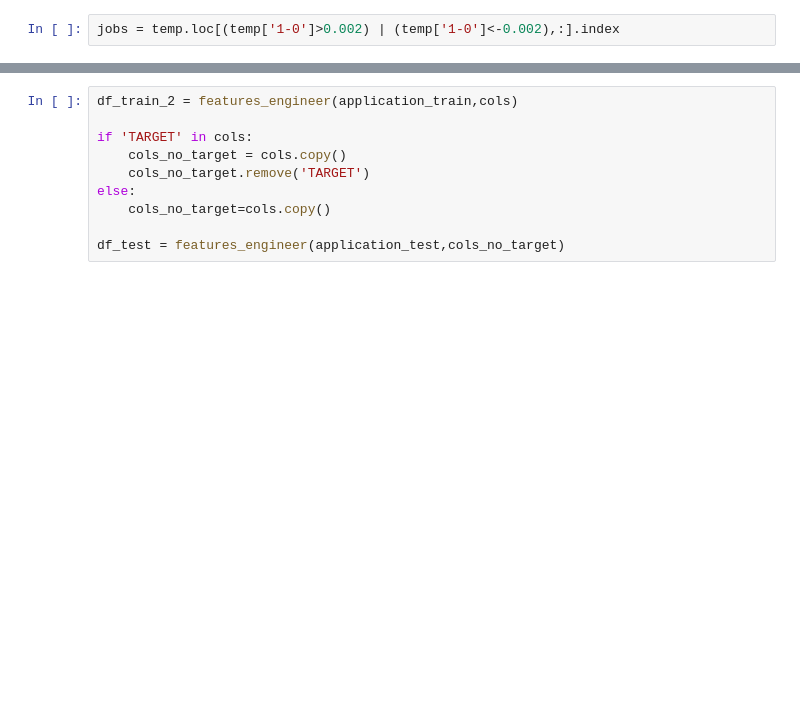
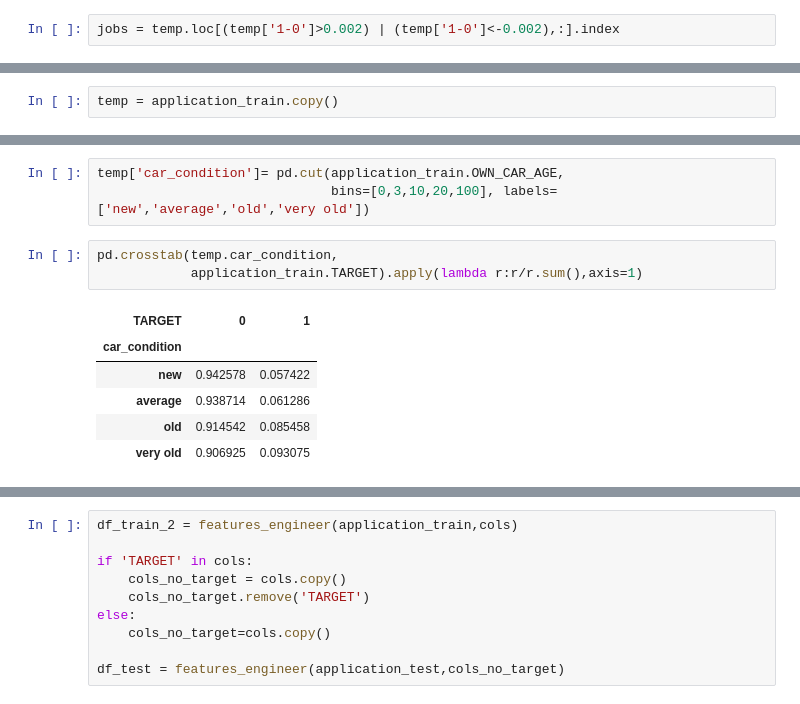
Before and after one commit to gukun770/Home-Credit, a Jupyter notebook: Home Credit Default Risk-Part 2.ipynb, the cells around one changed output, grey strips where cells are left out. Cells and saved outputs as stored; diff of their text form; blank space fills up the shorter version.

```diff
--- a/Home Credit Default Risk-Part 2.ipynb
+++ b/Home Credit Default Risk-Part 2.ipynb
@@ -964,0 +766,2 @@ jobs = temp.loc[(temp['1-0']>0.002) | (temp['1-0']<-0.002),:].index
+# %%
+temp = application_train.copy()
@@ -964,0 +797,13 @@ jobs = temp.loc[(temp['1-0']>0.002) | (temp['1-0']<-0.002),:].index
+# %%
+temp['car_condition']= pd.cut(application_train.OWN_CAR_AGE,
+                              bins=[0,3,10,20,100], labels=['new','average','old','very old'])
+# %%
+pd.crosstab(temp.car_condition,
+            application_train.TARGET).apply(lambda r:r/r.sum(),axis=1)
+# %% [output]
+| TARGET | 0 | 1 |
+| car_condition |  |  |
+| new | 0.942578 | 0.057422 |
+| average | 0.938714 | 0.061286 |
+| old | 0.914542 | 0.085458 |
+| very old | 0.906925 | 0.093075 |
```
Also changed, not shown: parts of 87 cells of this notebook.
